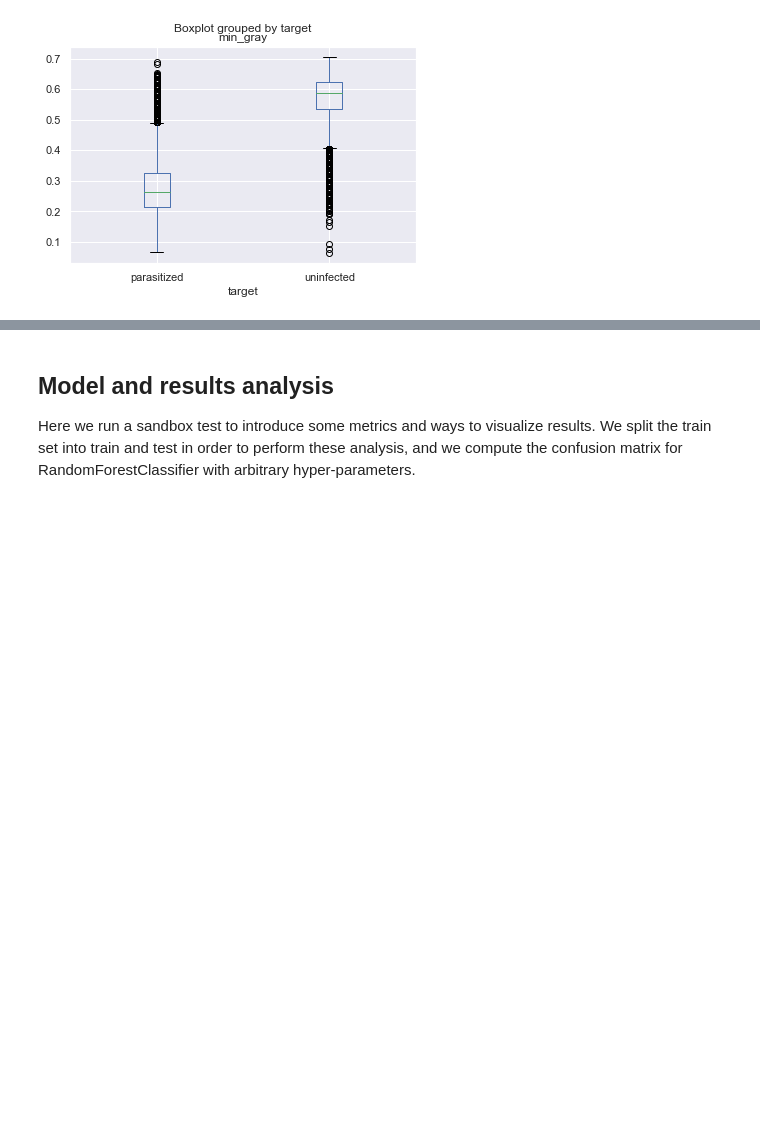
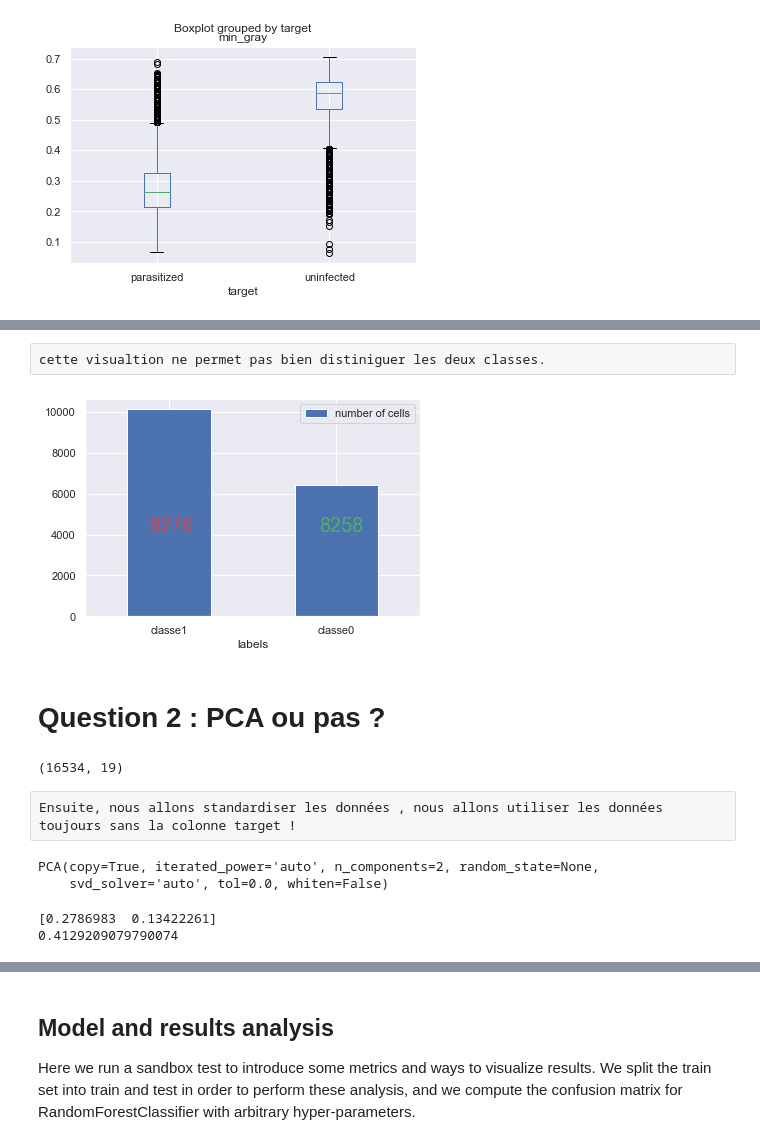
Before and after one commit to LE10EENFAIT/Africa, a Jupyter notebook: starting_kit/README_visualisation.ipynb, the cells around one changed output, grey strips where cells are left out. Cells and saved outputs as stored; diff of their text form; code cells hidden in the pictures; blank space fills up the shorter version.

```diff
--- a/starting_kit/README_visualisation.ipynb
+++ b/starting_kit/README_visualisation.ipynb
@@ -238,0 +239,26 @@ plt.scatter(x.min_gray,x.max_gray, c= colorMap[model.labels_],s=40)
+# %% [raw]
+cette visualtion ne permet pas bien distiniguer les deux classes.
+# %%
+#on affiche la distribution des cellules selon l'algorithme des k-mean
+nb_1=np.sum(model.labels_ == 1)
+nb_0=np.sum(model.labels_== 0)
+
+p = pd.DataFrame({'labels':['classe1', 'classe0'],'number of cells': [nb_1, nb_0]})
+ax = p.plot.bar(x='labels', y='number of cells', rot=0),
+plt.text(-0.12, nb_p/2, nb_p , size=20, color='r'),
+plt.text(0.9, nb_u/2, nb_u , size=20, color='g')
+plt.show()
+# %% [output]
+[figure, added]
+# %% [markdown]
+# Question 2 : PCA ou pas ?
+# %%
+#on transforme les données en numpy array
+x_np=x.to_numpy()
+
+# on vérifie la taille de la matrice
+print (x.shape)
+# %% [output]
+(16534, 19)
+# %% [raw]
+Ensuite, nous allons standardiser les données , nous allons utiliser les données toujours sans la colonne target !
@@ -238,0 +274,20 @@ plt.scatter(x.min_gray,x.max_gray, c= colorMap[model.labels_],s=40)
+# %%
+#ici on fait la PCA
+
+#classe pour faire une décomposition
+from sklearn import decomposition
+
+
+pca = decomposition.PCA(n_components=2)
+pca.fit(data_scaled)
+# %% [output]
+PCA(copy=True, iterated_power='auto', n_components=2, random_state=None,
+    svd_solver='auto', tol=0.0, whiten=False)
+# %%
+#on cherche le pourcentage de variance expliqué par les composantes principales trouvées grace à la PCA
+print(pca.explained_variance_ratio_)
+
+print(pca.explained_variance_ratio_.sum())
+# %% [output]
+[0.2786983  0.13422261]
+0.4129209079790074
```
Also changed, not shown: parts of 6 cells of this notebook.
